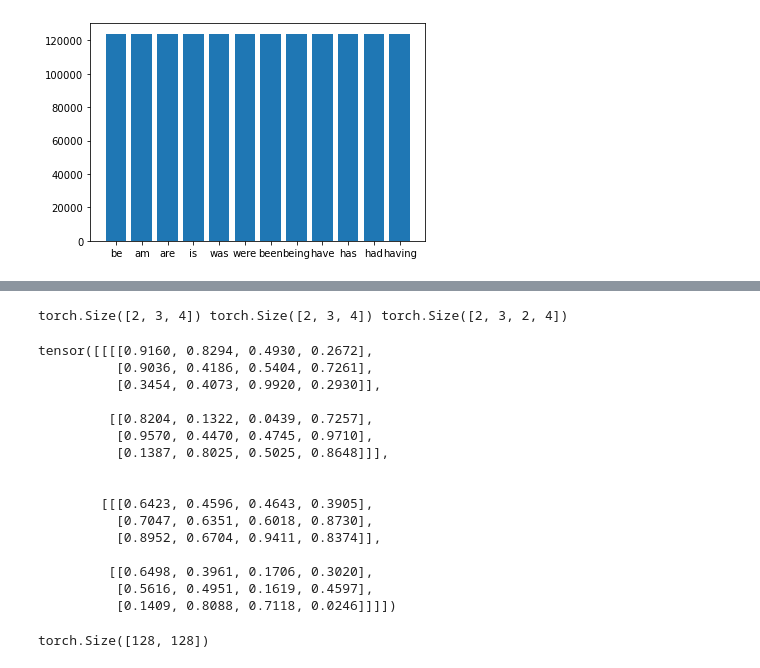
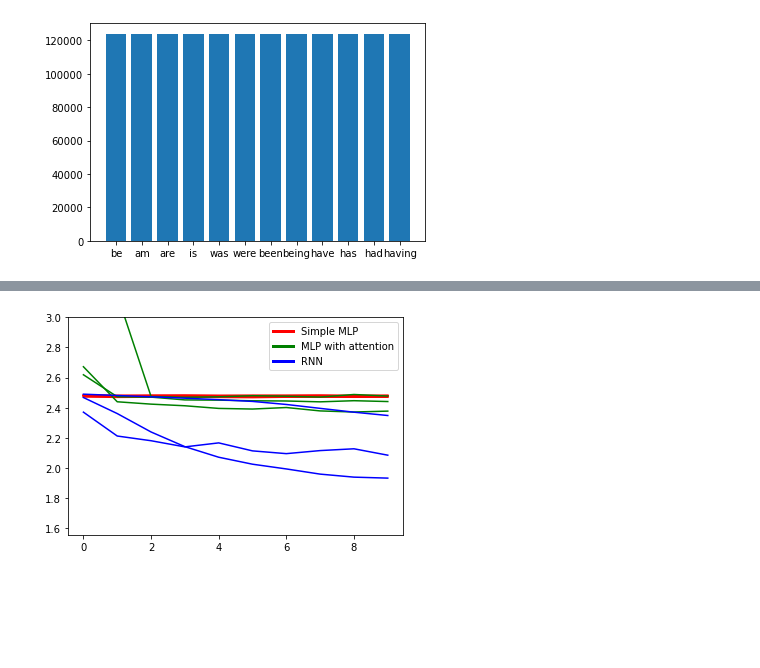
Before and after one commit to EmilPoiesz/word_embeddings, a Jupyter notebook: conjugation.ipynb, the cells around one changed output, grey strips where cells are left out. Saved outputs shown, nothing was run; the diff lists cells and outputs as text; code cells hidden in the pictures; blank space fills up the shorter version.

```diff
--- a/conjugation.ipynb
+++ b/conjugation.ipynb
@@ -37,13 +40,15 @@ def create_dataset(text, vocab, context_size=CONTEXT_SIZE, map_target=MAP_TARGET
     txt = [vocab[w] for w in text]
 
     n_text = len(text)
+    context_center = int(context_size/2)
+
     contexts = []
     targets = []
-    for i in range(n_text - context_size):
+    for i in range(n_text - context_center):
 
-        t = txt[i + context_size]
+        t = txt[i + context_center]
         if  not vocab.lookup_token(t) in conjugation_list: continue # We only want to guess conjunctions of be and have.
-        c = txt[i:i + context_size]
+        c = txt[i:i + context_center] + txt[i + context_center +1:i + context_size+1]
 
         targets.append(map_target[t])
         contexts.append(torch.tensor(c).to(device=device))
@@ -245,4 +257,20 @@ class AttentionMLP(nn.Module):
         out = F.relu(self.fc2(out))
         out = self.fc3(out)
         return out
+
+class RNN(nn.Module):
+    def __init__(self, embedding):
+        super().__init__()
+
+        self.embedding = nn.Embedding(VOCAB_SIZE, embedding_dim)
+        self.embedding.load_state_dict(embedding.state_dict())
+        for p in self.embedding.parameters():
+            p.requires_grad = False
+
+        self.lstm = nn.LSTM(input_size=embedding_dim, hidden_size=12, batch_first=True, bidirectional=True)
+
+    def forward(self, x):
+        x = self.embedding(x)
+        out, (h_n, c_n) = self.lstm(x)
+        return h_n[-1]
 # %%
@@ -314,33 +359,17 @@ Training using parameters: {'lr': 0.001}
-# %%
-# Define the input tensors
-x = torch.rand((2,3,4))
-y = torch.rand((2,3,4))
-
-z = [x, y]
-z = torch.stack(z, dim=2)
-print(x.size(), y.size(), z.size())
-# %% [output]
-torch.Size([2, 3, 4]) torch.Size([2, 3, 4]) torch.Size([2, 3, 2, 4])
-# %%
-z
-# %% [output]
-tensor([[[[0.9160, 0.8294, 0.4930, 0.2672],
-          [0.9036, 0.4186, 0.5404, 0.7261],
-          [0.3454, 0.4073, 0.9920, 0.2930]],
-
-         [[0.8204, 0.1322, 0.0439, 0.7257],
-          [0.9570, 0.4470, 0.4745, 0.9710],
-          [0.1387, 0.8025, 0.5025, 0.8648]]],
-
-
-        [[[0.6423, 0.4596, 0.4643, 0.3905],
-          [0.7047, 0.6351, 0.6018, 0.8730],
-          [0.8952, 0.6704, 0.9411, 0.8374]],
-
-         [[0.6498, 0.3961, 0.1706, 0.3020],
-          [0.5616, 0.4951, 0.1619, 0.4597],
-          [0.1409, 0.8088, 0.7118, 0.0246]]]])
-# %%
-z.size()
-# %% [output]
-torch.Size([128, 128])
+# %%
+for i, loss in enumerate(train_losses):
+    if i < 9:
+        plt.plot(loss, "r-", label="Simple MLP")
+    elif i < 12:
+        plt.plot(loss, "g-", label="MLP with attention")
+    else:
+        plt.plot(loss, "b-", label="RNN")
+
+colors = ['r', 'g', 'b']
+lines = [Line2D([0], [0], color=c, linewidth=3, linestyle='-') for c in colors]
+labels = ["Simple MLP", "MLP with attention", "RNN"]
+plt.legend(lines, labels)
+plt.ylim(top=3)
+plt.show()
+# %% [output]
+[figure, added]
```
Also changed, not shown: parts of 7 cells of this notebook.
